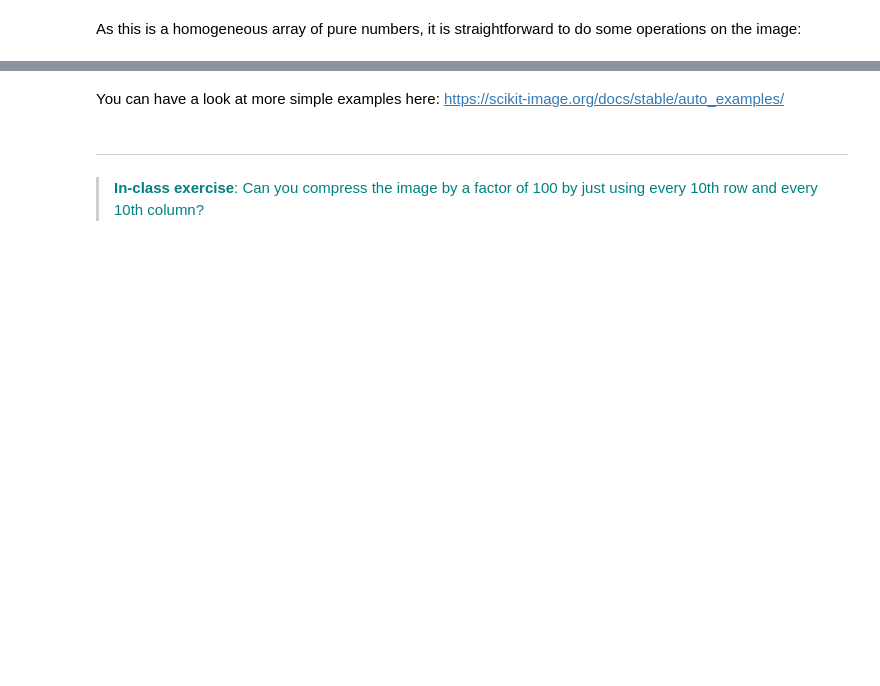
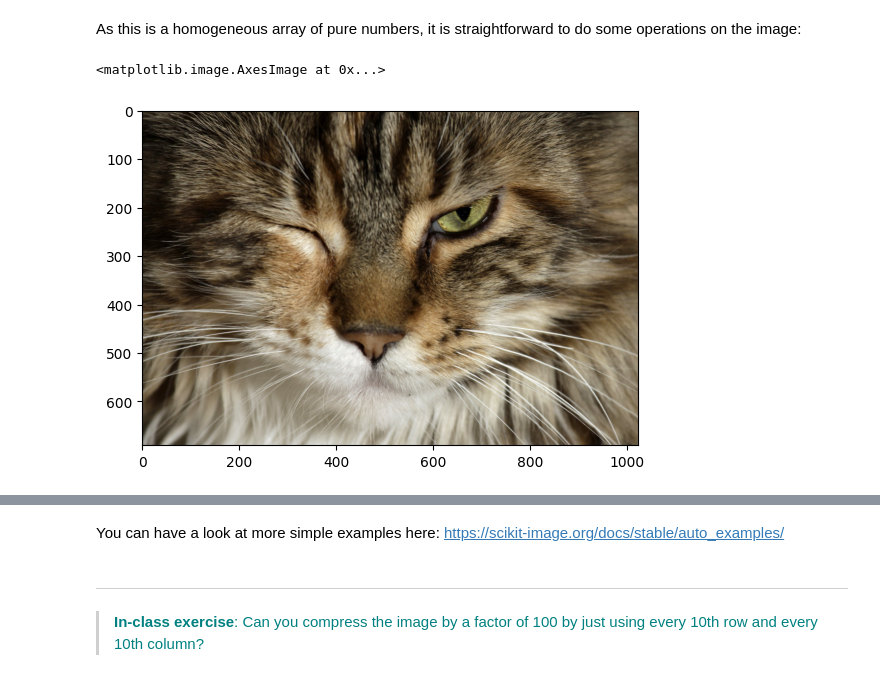
Before and after one commit to rKeller123/Programming-for-Data-Scientists-II, a Jupyter notebook: 1_Tutorials/2_1_Modules_Numpy_Pandas.ipynb, the cells around one changed output, grey strips where cells are left out. Cells and saved outputs as stored; diff of their text form; code cells hidden in the pictures; blank space fills up the shorter version.

```diff
--- a/1_Tutorials/2_1_Modules_Numpy_Pandas.ipynb
+++ b/1_Tutorials/2_1_Modules_Numpy_Pandas.ipynb
@@ -208,6 +317,9 @@ plt.imshow(photo)
 # %% [markdown]
 As this is a homogeneous array of pure numbers, it is straightforward to do some operations on the image:
 # %%
-plt.imshow(photo[:, ::-1])  # flipping the column-dimension -> mirror image
+plt.imshow(photo[:, ::-1, :])  # flipping the column-dimension -> mirror image
+# %% [output]
+<matplotlib.image.AxesImage at 0x...>
+[figure, added]
 # %%
 plt.imshow(photo[150:300, 260:450])  # crop image
```
Also changed, not shown: parts of 55 cells of this notebook, 1 other file.
